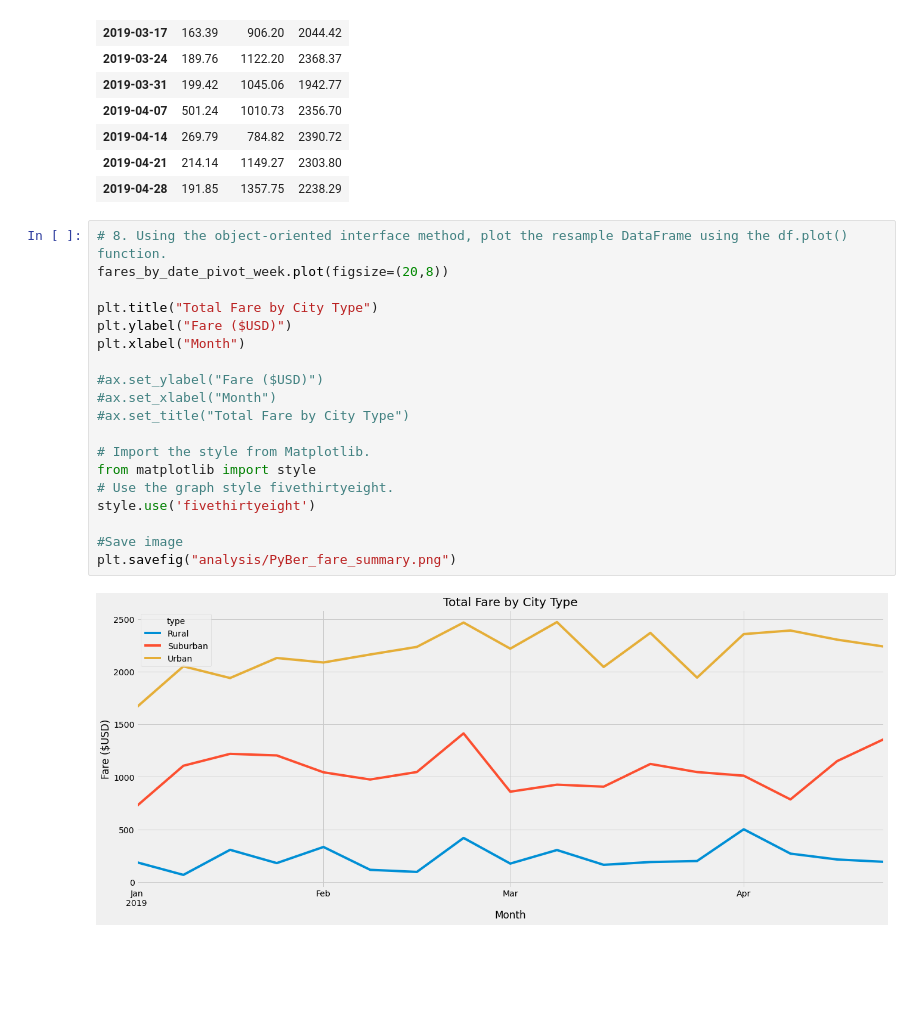
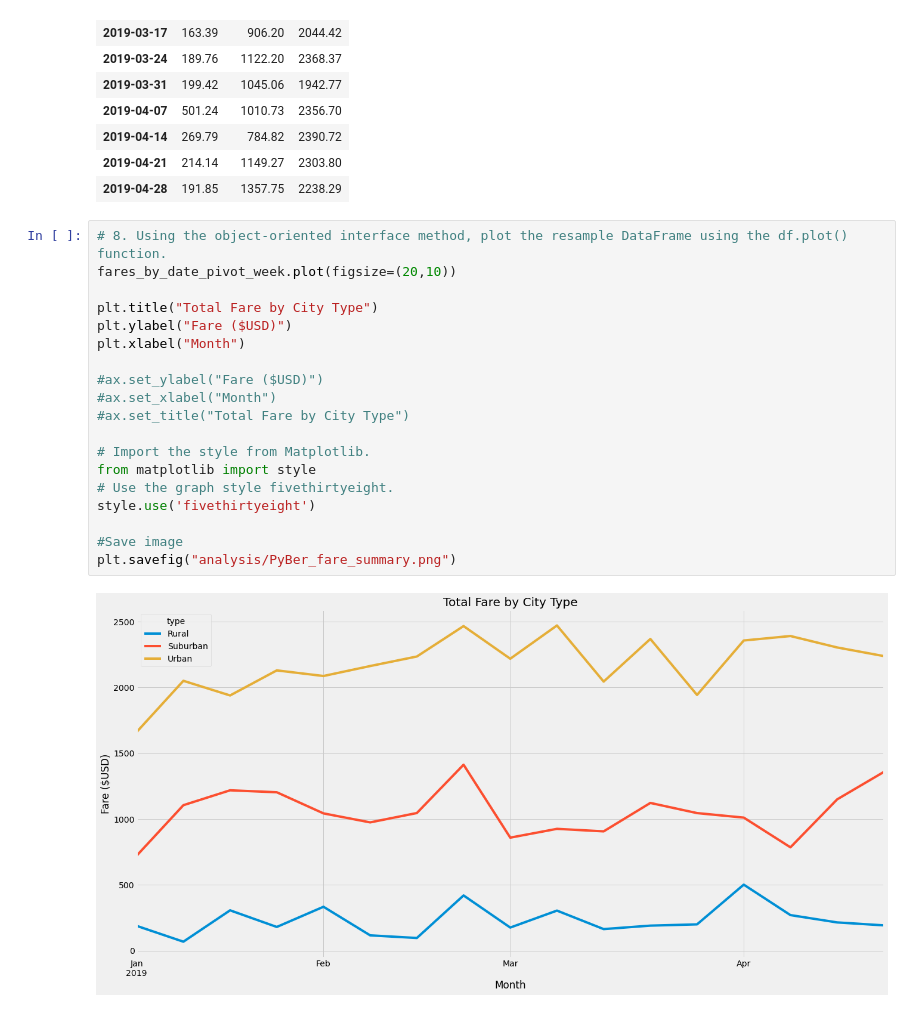
Before and after one commit to rptseng/PyBer_Analysis, a Jupyter notebook: PyBer_Challenge.ipynb, the cells around one changed output. Cells and saved outputs as stored; diff of their text form; blank space fills up the shorter version.

```diff
--- a/PyBer_Challenge.ipynb
+++ b/PyBer_Challenge.ipynb
@@ -260,22 +260,22 @@ fares_by_date_pivot_week
 | 2019-04-28 | 191.85 | 1357.75 | 2238.29 |
 # %%
 # 8. Using the object-oriented interface method, plot the resample DataFrame using the df.plot() function.
-fares_by_date_pivot_week.plot(figsize=(20,8))
+fares_by_date_pivot_week.plot(figsize=(20,10))
 
 plt.title("Total Fare by City Type")
 plt.ylabel("Fare ($USD)")
 plt.xlabel("Month")
 
 #ax.set_ylabel("Fare ($USD)")
 #ax.set_xlabel("Month")
 #ax.set_title("Total Fare by City Type")
 
 # Import the style from Matplotlib.
 from matplotlib import style
 # Use the graph style fivethirtyeight.
 style.use('fivethirtyeight')
 
 #Save image
 plt.savefig("analysis/PyBer_fare_summary.png")
 # %% [output]
-[figure, old version]
+[figure, new version]
```
Also changed, not shown: 3 other files.
